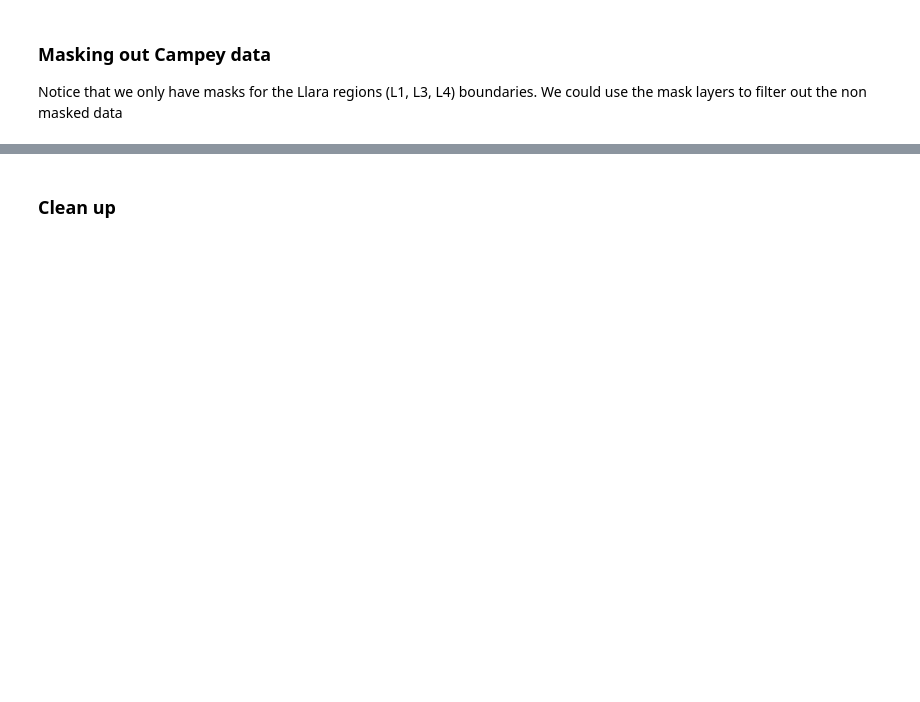
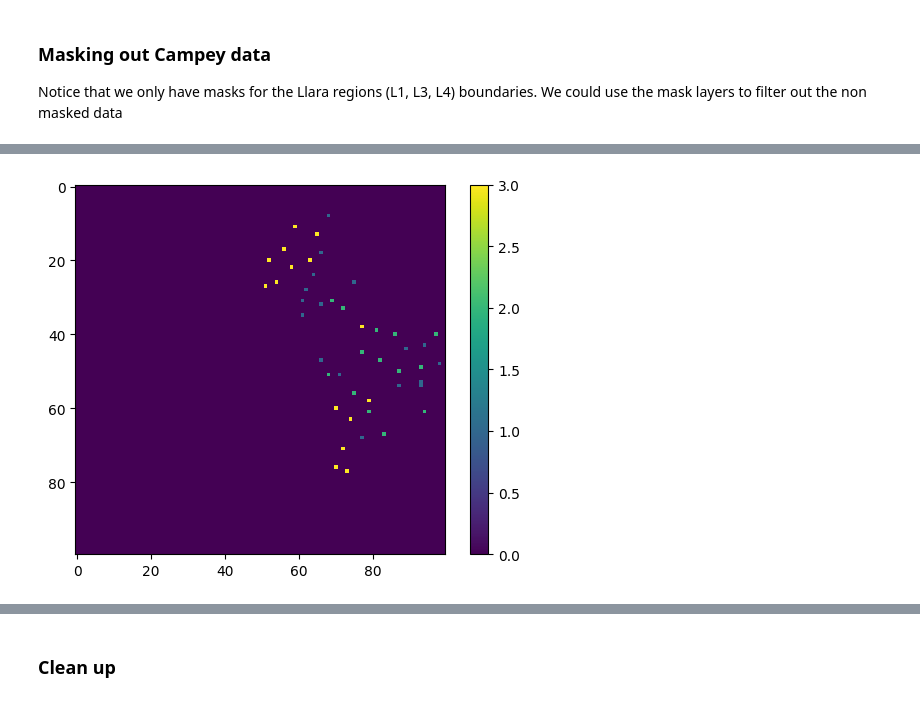
Before and after one commit to aus-plant-phenomics-network/mccn-case-studies, a Jupyter notebook: Case 7/MCCN-CASE 7 scenario 1.ipynb, the cells around one changed output, grey strips where cells are left out. Drawn from its saved outputs; the diff is of its cells as text; code cells hidden in the pictures; blank space fills up the shorter version.

```diff
--- a/Case 7/MCCN-CASE 7 scenario 1.ipynb
+++ b/Case 7/MCCN-CASE 7 scenario 1.ipynb
@@ -166,0 +186,17 @@ for var in masked_ds.data_vars.keys():
+# %%
+import numpy as np
+variables = masked_ds[["pH", "EC", "Sand", "Silt", "Clay", "ECa", "GammaK"]].sel(time="2016-01-01")
+X = []
+for var in variables:
+    values = variables[var].values[0,:,:].reshape(-1,1)
+    mean = values[values != 0].mean()
+    std = values[values != 0].std()
+    X.append((values - mean)/std)
+X = np.concat(X, axis=-1)
+clusterer = KMeans(n_clusters=4, random_state=10)
+cluster_labels = clusterer.fit_predict(X)
+plt.imshow(cluster_labels.reshape(100,100))
+plt.colorbar()
+plt.show()
+# %% [output]
+[figure, added]
```
Also changed, not shown: parts of 11 cells of this notebook, 3 other files.
